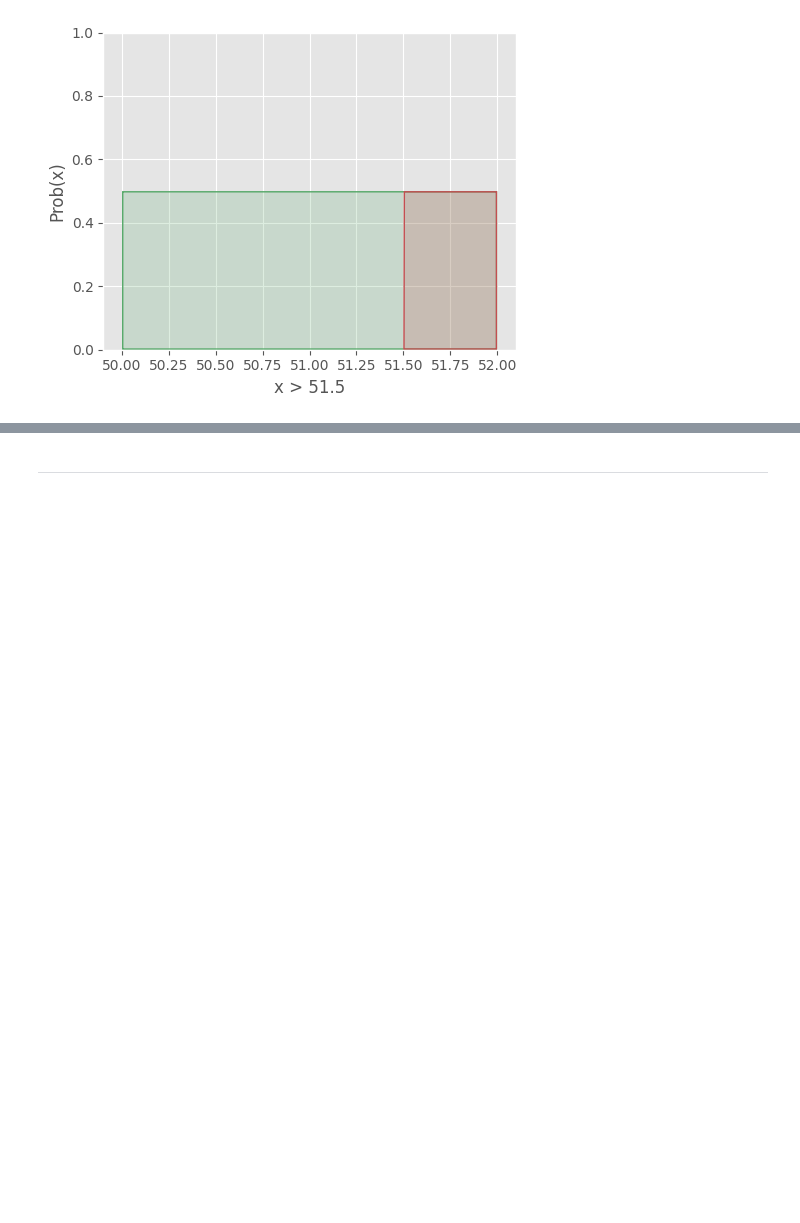
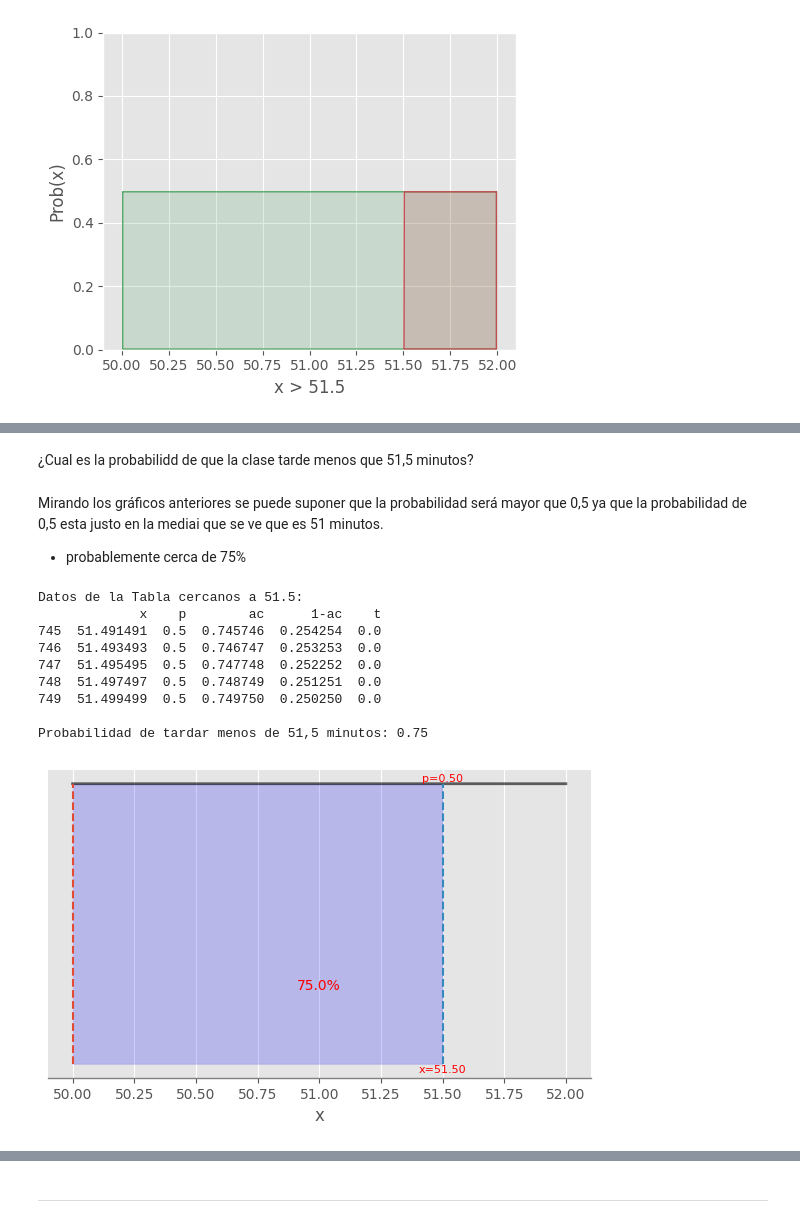
Before and after one commit to DaniCh-Coder/Python-Notes, a Jupyter notebook: ps stats/Probability-distributions/dp-uniforme-clases-horarios.ipynb, the cells around one changed output, grey strips where cells are left out. Saved outputs shown, nothing was run; the diff lists cells and outputs as text; code cells hidden in the pictures; blank space fills up the shorter version.

```diff
--- a/ps stats/Probability-distributions/dp-uniforme-clases-horarios.ipynb
+++ b/ps stats/Probability-distributions/dp-uniforme-clases-horarios.ipynb
@@ -188,0 +297,22 @@ plt.show()
+# %% [markdown]
+¿Cual es la probabilidd de que la clase tarde menos que 51,5 minutos?
+# %% [markdown]
+Mirando los gráficos anteriores se puede suponer que la probabilidad será mayor que 0,5 ya que la probabilidad de 0,5 esta justo en la mediai que se ve que es 51 minutos.
++ probablemente cerca de 75%
+# %%
+# Probabilidad de tardar menos de 51.5 minutos
+print("Datos de la Tabla cercanos a 51.5:")
+print(df[df.x <= 51.5].tail())
+print(f"\nProbabilidad de tardar menos de 51,5 minutos: {dist.cdf(51.5)}")
+distr_conti(uniform(loc, scale), b=51.5)
+# %% [output]
+Datos de la Tabla cercanos a 51.5:
+             x    p        ac      1-ac    t
+745  51.491491  0.5  0.745746  0.254254  0.0
+746  51.493493  0.5  0.746747  0.253253  0.0
+747  51.495495  0.5  0.747748  0.252252  0.0
+748  51.497497  0.5  0.748749  0.251251  0.0
+749  51.499499  0.5  0.749750  0.250250  0.0
+
+Probabilidad de tardar menos de 51,5 minutos: 0.75
+[figure, added]
```
Also changed, not shown: parts of 11 cells of this notebook, 3 other files.
